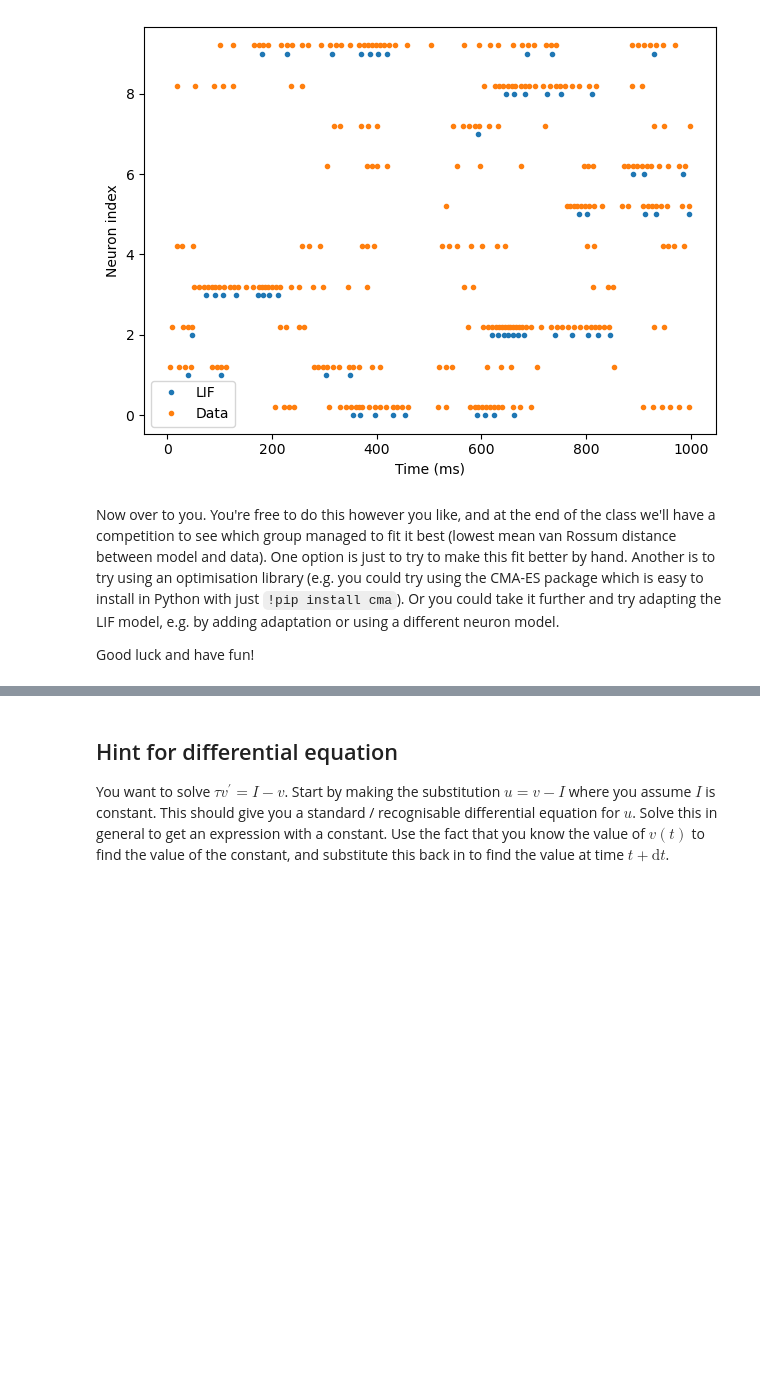
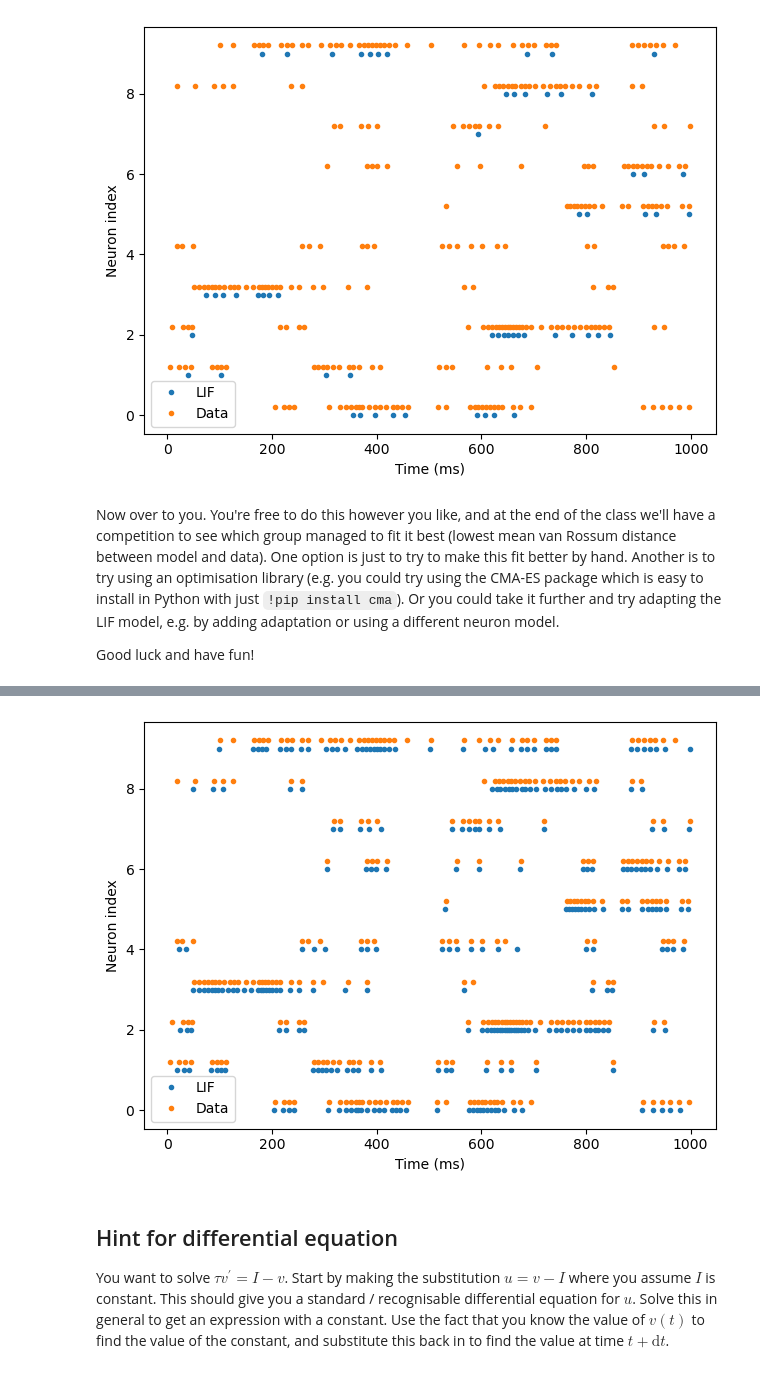
Before and after one commit to Dorijan9/exercises, a Jupyter notebook: w1-neurons/w1-neurons.ipynb, the cells around one changed output, grey strips where cells are left out. Cells and saved outputs as stored; diff of their text form; code cells hidden in the pictures; blank space fills up the shorter version.

Commit message:
feat: fit LIF model to spikes using van Rossum

```diff
--- a/w1-neurons/w1-neurons.ipynb
+++ b/w1-neurons/w1-neurons.ipynb
@@ -224,3 +224,84 @@ eval_LIF(state_I, spike_t, spike_i, a=3, b=0, tau_ms=50, do_plot=True)
 Now over to you. You're free to do this however you like, and at the end of the class we'll have a competition to see which group managed to fit it best (lowest mean van Rossum distance between model and data). One option is just to try to make this fit better by hand. Another is to try using an optimisation library (e.g. you could try using the CMA-ES package which is easy to install in Python with just ``!pip install cma``). Or you could take it further and try adapting the LIF model, e.g. by adding adaptation or using a different neuron model.
 
 Good luck and have fun!
+# %%
+#Single-cell fitter for (a, b, tau) using van Rossum distance
+import numpy as np
+
+# Ensure data_spikes exists from (spike_t, spike_i)
+try:
+    data_spikes  # noqa: F821
+except NameError:
+    data_spikes = [spike_t[spike_i == r] for r in range(repeats)]
+
+DT_MS = 0.1
+DURATION_MS = state_I.shape[1] * DT_MS
+
+# Objective: params -> mean van Rossum distance (lower is better)
+def _objective(params):
+    a, b, tau_ms = params
+    if not np.isfinite(a) or not np.isfinite(b) or not np.isfinite(tau_ms):
+        return 1e12
+    if a <= 0 or tau_ms <= 0:
+        return 1e12
+    model_spikes = []
+    for r in range(state_I.shape[0]):
+        _, sp = LIF(a * state_I[r, :] + b, tau=tau_ms, dt=DT_MS)
+        model_spikes.append(sp)
+    return mean_vr_distance(data_spikes, model_spikes, DURATION_MS, dt=DT_MS)
+
+# Practical bounds
+BOUNDS = {
+    "a":   (0.1, 15.0),   # input scale
+    "b":   (-5.0, 5.0),   # bias current
+    "tau": (2.0, 200.0),  # ms
+}
+
+# Coarse grid search (fast baseline)
+def _coarse_grid(obj, bounds, na=8, nb=7, ntau=8):
+    a_grid   = np.linspace(*bounds["a"],   na)
+    b_grid   = np.linspace(*bounds["b"],   nb)
+    tau_grid = np.geomspace(bounds["tau"][0], bounds["tau"][1], ntau)
+    best_f, best_x = np.inf, None
+    for a in a_grid:
+        for b in b_grid:
+            for tau in tau_grid:
+                f = obj((a, b, tau))
+                if f < best_f:
+                    best_f, best_x = f, (a, b, tau)
+    return best_f, best_x
+
+# Local stochastic refinement around x0
+def _refine(obj, x0, bounds, iters=400, step=(0.25, 0.25, 0.2), seed=1):
+    rng = np.random.default_rng(seed)
+    x_best = np.array(x0, dtype=float)
+    f_best = obj(x_best)
+
+    low  = np.array([bounds["a"][0], bounds["b"][0], bounds["tau"][0]])
+    high = np.array([bounds["a"][1], bounds["b"][1], bounds["tau"][1]])
+
+    for _ in range(iters):
+        a_prop  = x_best[0] * np.exp(rng.normal(0, step[0]))  # multiplicative
+        b_prop  = x_best[1] + rng.normal(0, step[1])          # additive
+        tau_prop= x_best[2] * np.exp(rng.normal(0, step[2]))  # multiplicative
+        x_prop = np.array([
+            np.clip(a_prop,   low[0], high[0]),
+            np.clip(b_prop,   low[1], high[1]),
+            np.clip(tau_prop, low[2], high[2]),
+        ])
+        f_prop = obj(x_prop)
+        if f_prop < f_best:
+            x_best, f_best = x_prop, f_prop
+    return f_best, tuple(x_best)
+
+# Run search
+grid_score, grid_params = _coarse_grid(_objective, BOUNDS)
+ref_score, ref_params   = _refine(_objective, grid_params, BOUNDS)
+
+# Report and plot
+a_opt, b_opt, tau_opt = ref_params
+print(f"Coarse best:  score={grid_score:.6f}, params={grid_params}")
+print(f"Refined best: score={ref_score:.6f}, params=(a={a_opt:.4f}, b={b_opt:.4f}, tau={tau_opt:.4f} ms)")
+
+_ = eval_LIF(state_I, spike_t, spike_i, a=a_opt, b=b_opt, tau_ms=tau_opt, do_plot=True)
+# %% [output]
@@ -227,3 +310,4 @@ Good luck and have fun!
+[figure, added]
 # %% [markdown]
 ## Hint for differential equation
 
```
Also changed, not shown: parts of 2 cells of this notebook.
